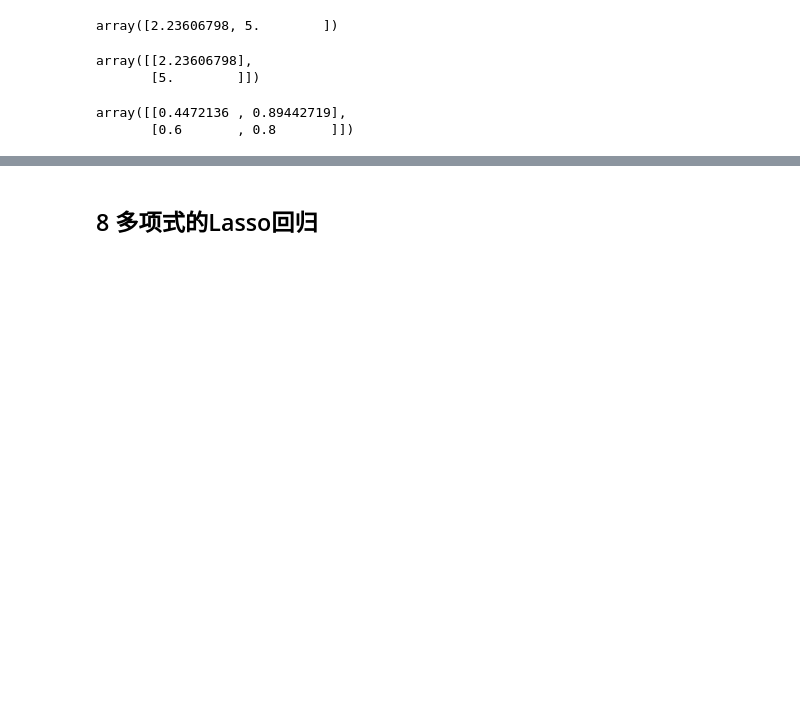
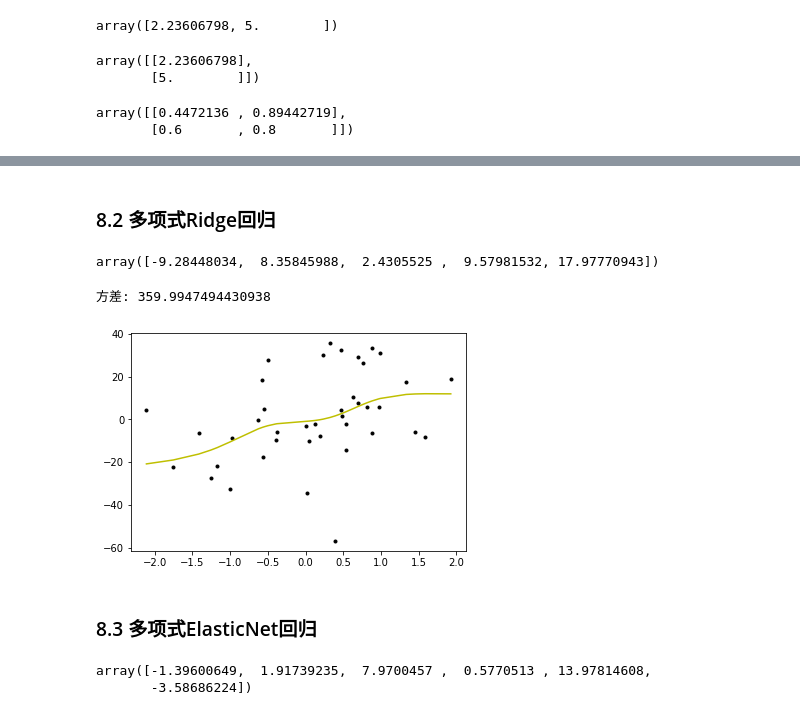
Before and after one commit to zingp/machine-learning, a Jupyter notebook: LinearModel/linear_regression.ipynb, the cells around one changed output, grey strips where cells are left out. Cells and saved outputs as stored; diff of their text form; code cells hidden in the pictures; blank space fills up the shorter version.

```diff
--- a/LinearModel/linear_regression.ipynb
+++ b/LinearModel/linear_regression.ipynb
@@ -440,2 +485,44 @@ array([[0.4472136 , 0.89442719],
 # %% [markdown]
-## 8 多项式的Lasso回归
+### 8.2 多项式Ridge回归
+# %%
+class RidgeRegression(Regression):
+    """
+    带L2范数的多项式Ridge回归
+    degree:最大阶数
+    alpha:正则化系数
+    n_iterations:步数
+    learning_rate:步长
+    normalized:bool 是否归一化
+    """
+    def __init__(self, degree, alpha, n_iterations=2000, learning_rate=0.01, normalized=True):
+        self.degree = degree
+        self.normalized = normalized
+        self.regularization = l2_regularization(alpha=alpha)
+        super(RidgeRegression, self).__init__(n_iterations, learning_rate)
+
+    def fit(self, X, y):
+        X = polynomial_features(X, degree=self.degree)
+        if self.normalized:
+            X = normalize(X)
+        super(RidgeRegression, self).fit(X,y)
+
+    def predict(self, X):
+        X = polynomial_features(X, degree=self.degree)
+        if self.normalized:
+            X = normalize(X)
+        return super(RidgeRegression, self).predict(X)
+# %%
+r_model = RidgeRegression(degree=3, alpha=100, n_iterations=2000, learning_rate=1, normalized=True)
+# %%
+r_model.fit(X_train, y_train)
+# %%
+r_model.w
+# %% [output]
+array([-9.28448034,  8.35845988,  2.4305525 ,  9.57981532, 17.97770943])
+# %%
+test_and_draw(r_model)
+# %% [output]
+方差: 359.9947494430938
+[figure, added]
+# %% [markdown]
+### 8.3 多项式ElasticNet回归
@@ -441,0 +563,5 @@ array([[0.4472136 , 0.89442719],
+# %%
+e_model.w
+# %% [output]
+array([-1.39600649,  1.91739235,  7.9700457 ,  0.5770513 , 13.97814608,
+       -3.58686224])
```
Also changed, not shown: parts of 49 cells of this notebook.
